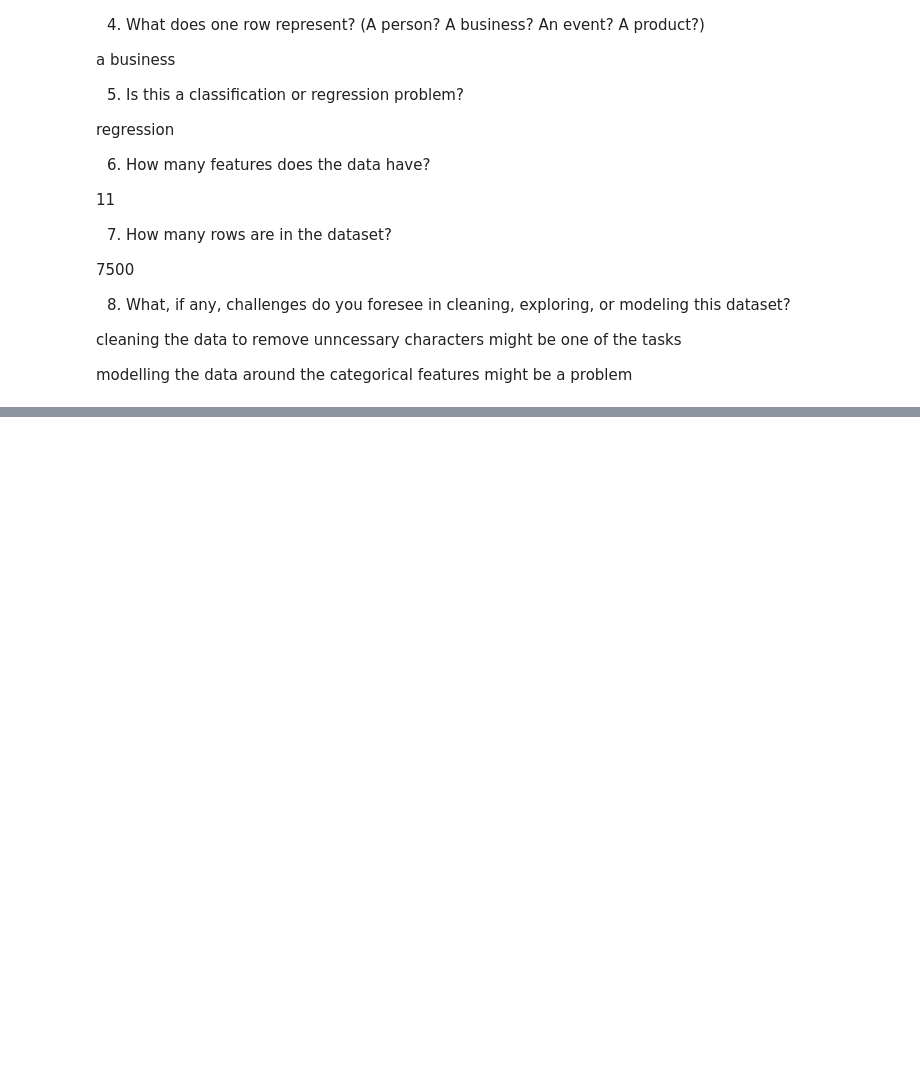
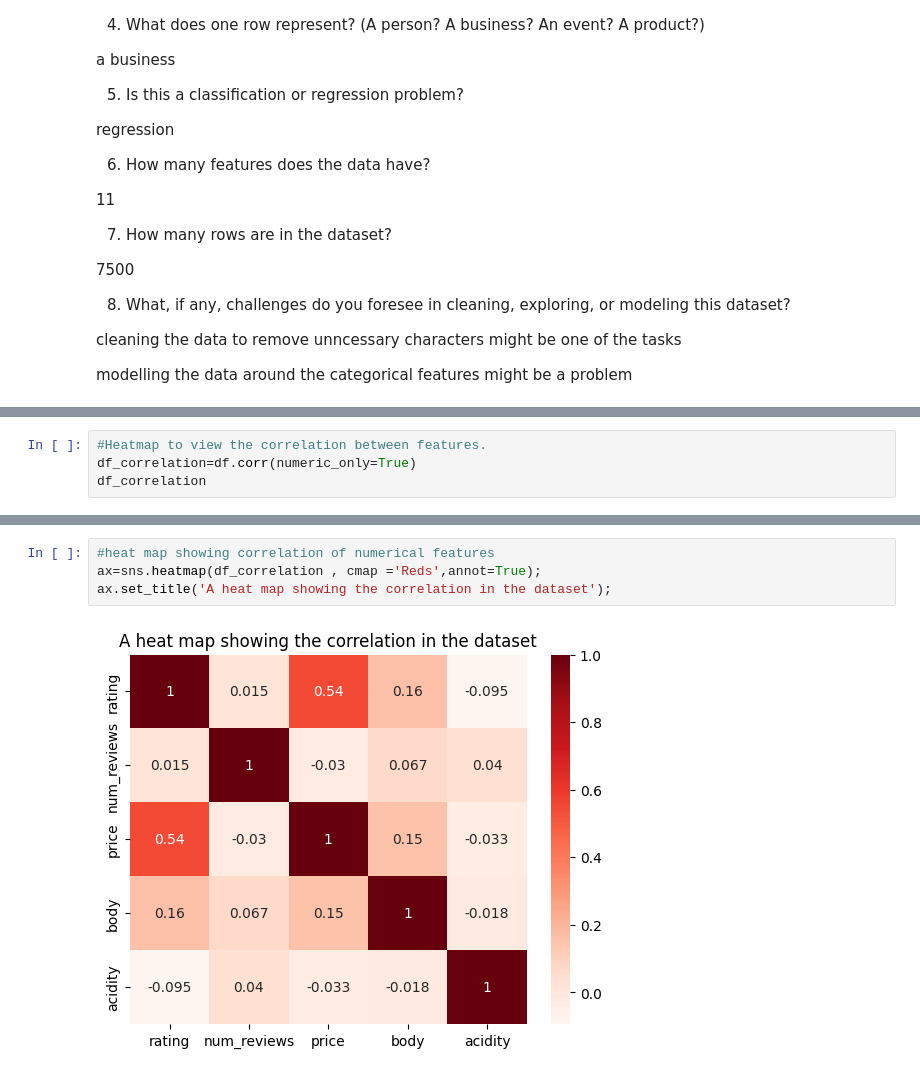
Before and after one commit to ainejerry/wine_repo, a Jupyter notebook: PROJECT_2_WINE.ipynb, the cells around one changed output, grey strips where cells are left out. Saved outputs shown, nothing was run; the diff lists cells and outputs as text; blank space fills up the shorter version.

```diff
--- a/PROJECT_2_WINE.ipynb
+++ b/PROJECT_2_WINE.ipynb
@@ -142,0 +170,4 @@ modelling the data around the categorical and numerical features might be a prob
+# %%
+#Heatmap to view the correlation between features.
+df_correlation=df.corr(numeric_only=True)
+df_correlation
@@ -142,0 +181,6 @@ modelling the data around the categorical and numerical features might be a prob
+# %%
+#heat map showing correlation of numerical features
+ax=sns.heatmap(df_correlation , cmap ='Reds',annot=True);
+ax.set_title('A heat map showing the correlation in the dataset');
+# %% [output]
+[figure, added]
```
Also changed, not shown: parts of 20 cells of this notebook.
